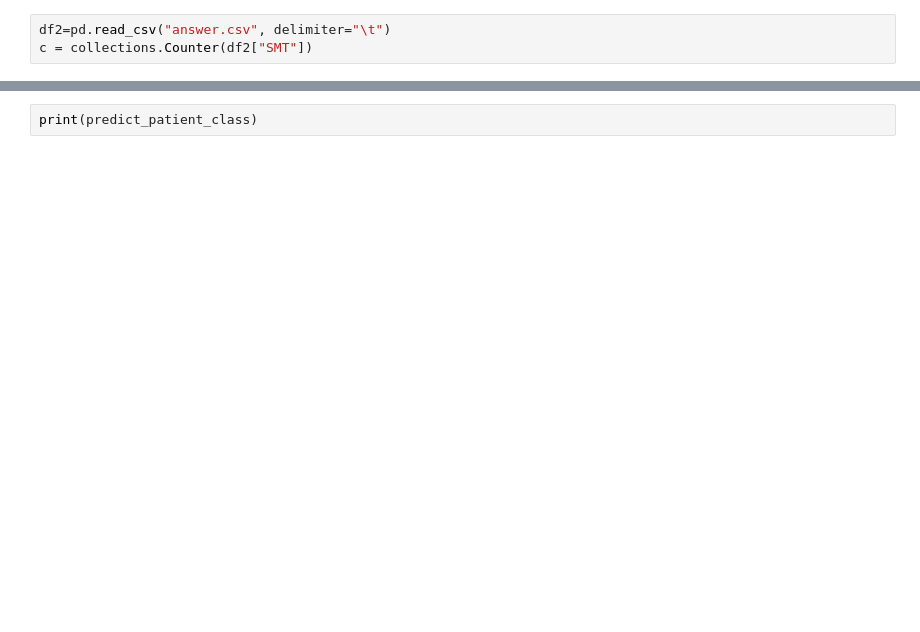
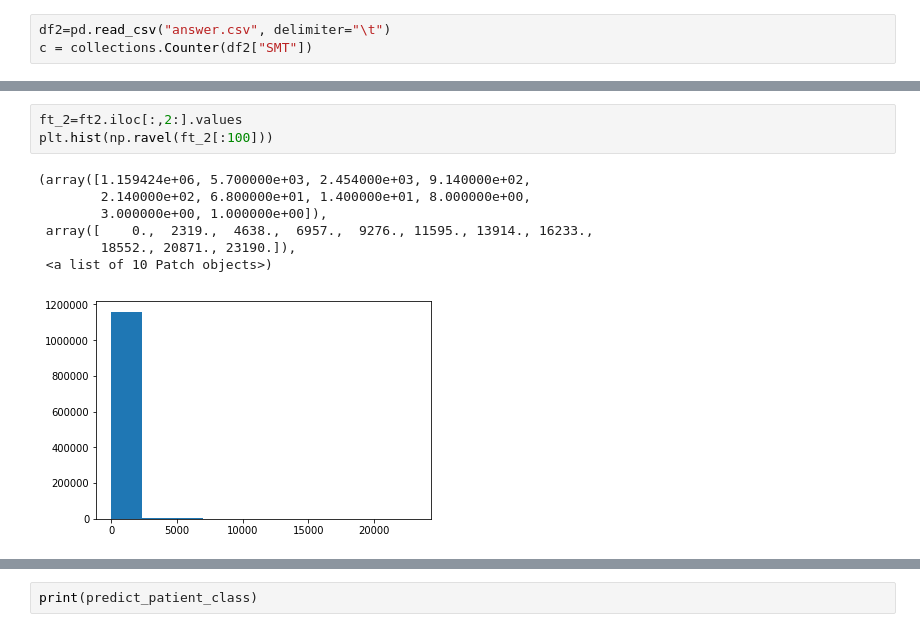
Before and after one commit to KyokoM/tsunodalab, a Jupyter notebook: patient_model_apply.ipynb, the cells around one changed output, grey strips where cells are left out. Cells and saved outputs as stored; diff of their text form; blank space fills up the shorter version.

```diff
--- a/patient_model_apply.ipynb
+++ b/patient_model_apply.ipynb
@@ -150,0 +211,11 @@ merged_tsv3=merge_tsv2.fillna(merge_tsv2.iloc[tsv.shape[1]+2:,:].mean())
+# %%
+ft_2=ft2.iloc[:,2:].values
+plt.hist(np.ravel(ft_2[:100]))
+# %% [output]
+(array([1.159424e+06, 5.700000e+03, 2.454000e+03, 9.140000e+02,
+        2.140000e+02, 6.800000e+01, 1.400000e+01, 8.000000e+00,
+        3.000000e+00, 1.000000e+00]),
+ array([    0.,  2319.,  4638.,  6957.,  9276., 11595., 13914., 16233.,
+        18552., 20871., 23190.]),
+ <a list of 10 Patch objects>)
+[figure, added]
```
Also changed, not shown: parts of 26 cells of this notebook.
